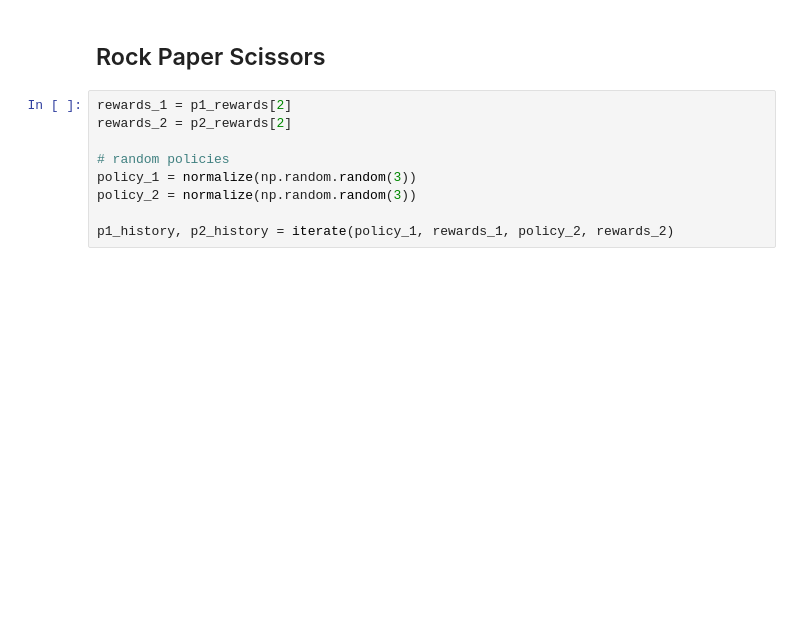
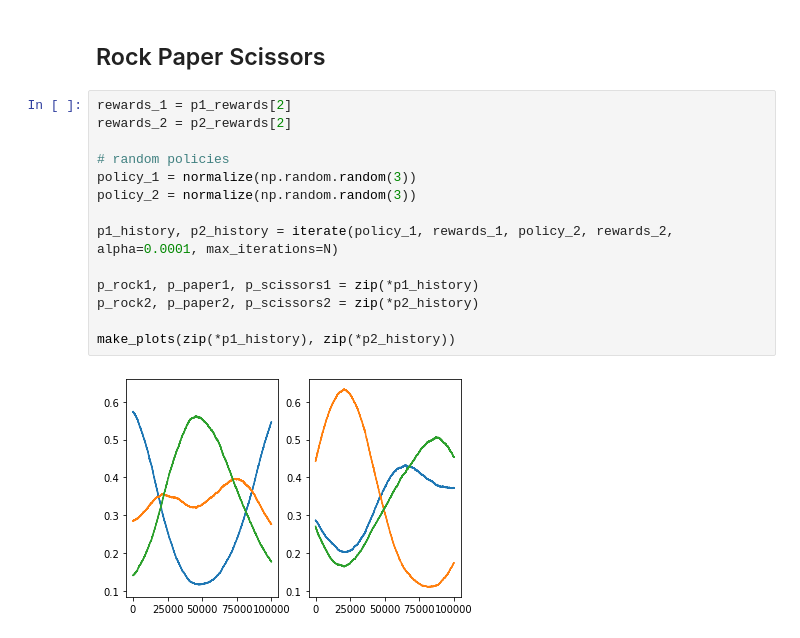
Before and after one commit to hughmor/rl-matrix-games, a Jupyter notebook: report.ipynb, the cells around one changed output. Saved outputs shown, nothing was run; the diff lists cells and outputs as text; blank space fills up the shorter version.

```diff
--- a/report.ipynb
+++ b/report.ipynb
@@ -44,9 +80,16 @@ p1_history, p2_history = iterate(policy_1, rewards_1, policy_2, rewards_2)
 # %%
 rewards_1 = p1_rewards[2]
 rewards_2 = p2_rewards[2]
 
 # random policies
 policy_1 = normalize(np.random.random(3))
 policy_2 = normalize(np.random.random(3))
 
-p1_history, p2_history = iterate(policy_1, rewards_1, policy_2, rewards_2)
+p1_history, p2_history = iterate(policy_1, rewards_1, policy_2, rewards_2, alpha=0.0001, max_iterations=N)
+
+p_rock1, p_paper1, p_scissors1 = zip(*p1_history)
+p_rock2, p_paper2, p_scissors2 = zip(*p2_history)
+
+make_plots(zip(*p1_history), zip(*p2_history))
+# %% [output]
+[figure, added]
```
Also changed, not shown: parts of 4 cells of this notebook.
